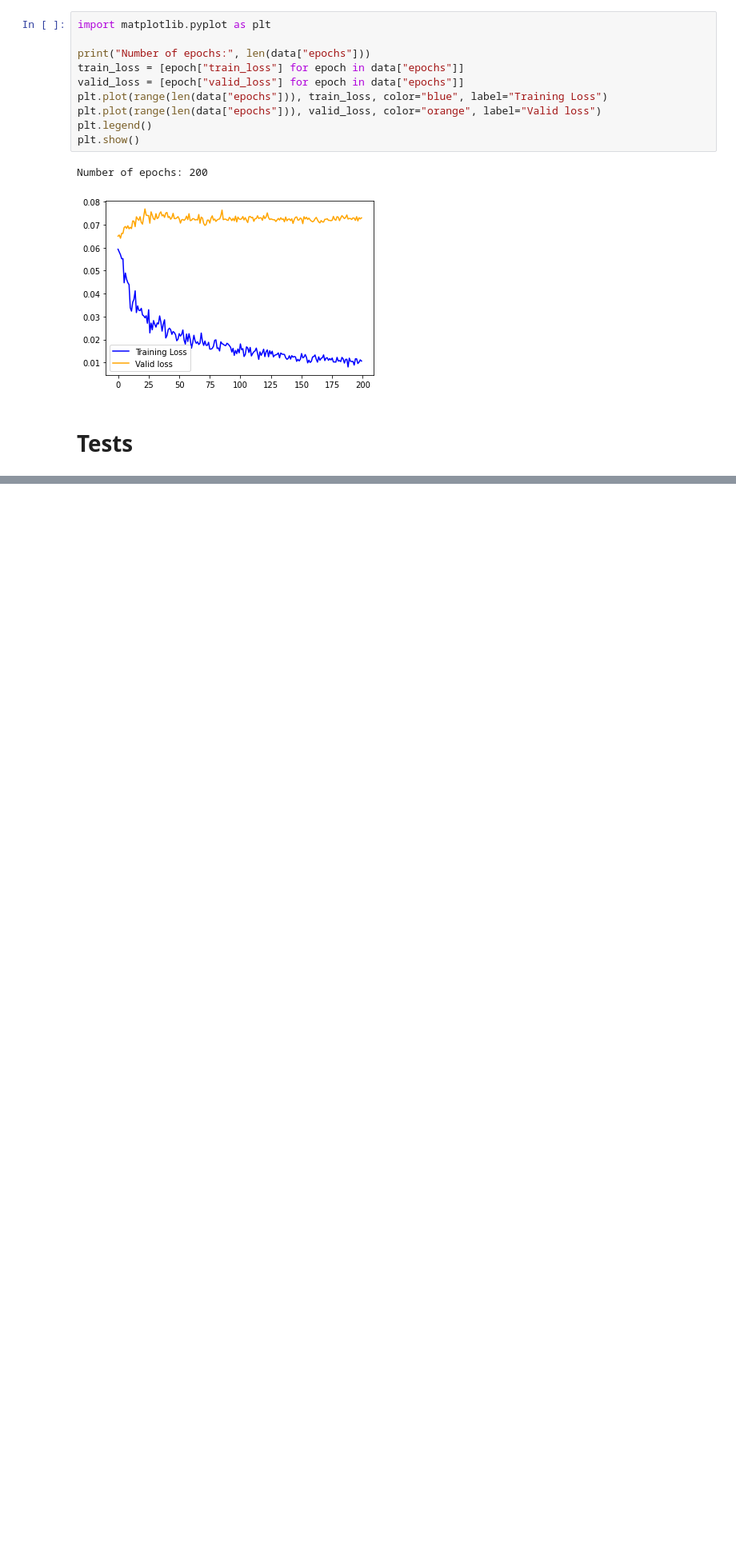
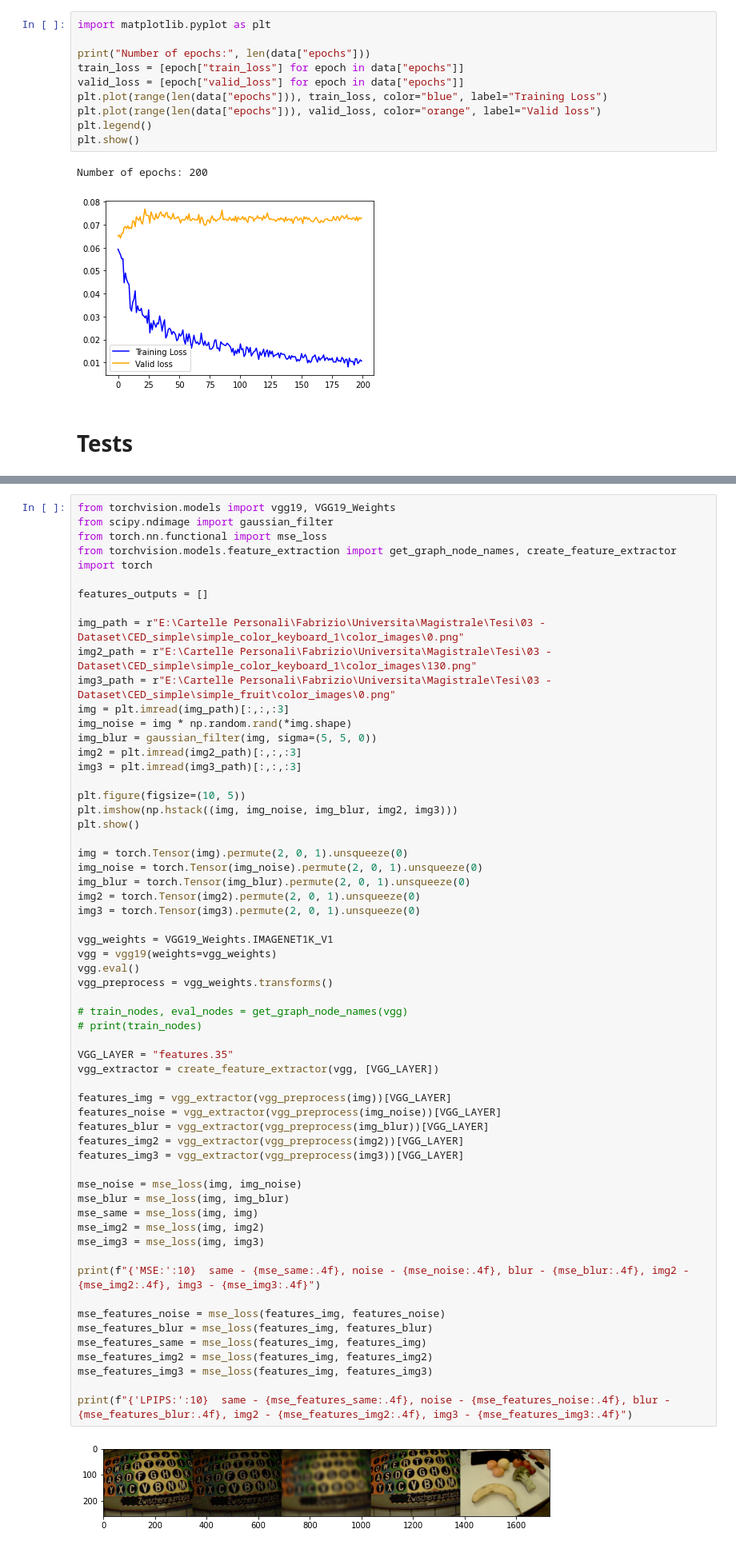
Before and after one commit to SkyLionx/evit, a Jupyter notebook: dataset.ipynb, the cells around one changed output, grey strips where cells are left out. Shown at 80% size. Drawn from its saved outputs; the diff is of its cells as text; blank space fills up the shorter version.

Commit message:
Implemented LPIPS in ViT

```diff
--- a/dataset.ipynb
+++ b/dataset.ipynb
@@ -755,0 +725,62 @@ plt.show()
+# %%
+from torchvision.models import vgg19, VGG19_Weights
+from scipy.ndimage import gaussian_filter
+from torch.nn.functional import mse_loss
+from torchvision.models.feature_extraction import get_graph_node_names, create_feature_extractor
+import torch
+
+features_outputs = []
+
+img_path = r"E:\Cartelle Personali\Fabrizio\Universita\Magistrale\Tesi\03 - Dataset\CED_simple\simple_color_keyboard_1\color_images\0.png"
+img2_path = r"E:\Cartelle Personali\Fabrizio\Universita\Magistrale\Tesi\03 - Dataset\CED_simple\simple_color_keyboard_1\color_images\130.png"
+img3_path = r"E:\Cartelle Personali\Fabrizio\Universita\Magistrale\Tesi\03 - Dataset\CED_simple\simple_fruit\color_images\0.png"
+img = plt.imread(img_path)[:,:,:3]
+img_noise = img * np.random.rand(*img.shape)
+img_blur = gaussian_filter(img, sigma=(5, 5, 0))
+img2 = plt.imread(img2_path)[:,:,:3]
+img3 = plt.imread(img3_path)[:,:,:3]
+
+plt.figure(figsize=(10, 5))
+plt.imshow(np.hstack((img, img_noise, img_blur, img2, img3)))
+plt.show()
+
+img = torch.Tensor(img).permute(2, 0, 1).unsqueeze(0)
+img_noise = torch.Tensor(img_noise).permute(2, 0, 1).unsqueeze(0)
+img_blur = torch.Tensor(img_blur).permute(2, 0, 1).unsqueeze(0)
+img2 = torch.Tensor(img2).permute(2, 0, 1).unsqueeze(0)
+img3 = torch.Tensor(img3).permute(2, 0, 1).unsqueeze(0)
+
+vgg_weights = VGG19_Weights.IMAGENET1K_V1
+vgg = vgg19(weights=vgg_weights)
+vgg.eval()
+vgg_preprocess = vgg_weights.transforms()
+
+# train_nodes, eval_nodes = get_graph_node_names(vgg)
+# print(train_nodes)
+
+VGG_LAYER = "features.35"
+vgg_extractor = create_feature_extractor(vgg, [VGG_LAYER])
+
+features_img = vgg_extractor(vgg_preprocess(img))[VGG_LAYER]
+features_noise = vgg_extractor(vgg_preprocess(img_noise))[VGG_LAYER]
+features_blur = vgg_extractor(vgg_preprocess(img_blur))[VGG_LAYER]
+features_img2 = vgg_extractor(vgg_preprocess(img2))[VGG_LAYER]
+features_img3 = vgg_extractor(vgg_preprocess(img3))[VGG_LAYER]
+
+mse_noise = mse_loss(img, img_noise)
+mse_blur = mse_loss(img, img_blur)
+mse_same = mse_loss(img, img)
+mse_img2 = mse_loss(img, img2)
+mse_img3 = mse_loss(img, img3)
+
+print(f"{'MSE:':10}  same - {mse_same:.4f}, noise - {mse_noise:.4f}, blur - {mse_blur:.4f}, img2 - {mse_img2:.4f}, img3 - {mse_img3:.4f}")
+
+mse_features_noise = mse_loss(features_img, features_noise)
+mse_features_blur = mse_loss(features_img, features_blur)
+mse_features_same = mse_loss(features_img, features_img)
+mse_features_img2 = mse_loss(features_img, features_img2)
+mse_features_img3 = mse_loss(features_img, features_img3)
+
+print(f"{'LPIPS:':10}  same - {mse_features_same:.4f}, noise - {mse_features_noise:.4f}, blur - {mse_features_blur:.4f}, img2 - {mse_features_img2:.4f}, img3 - {mse_features_img3:.4f}")
+# %% [output]
+[figure, added]
```
Also changed, not shown: parts of 18 cells of this notebook, 1 other file.
